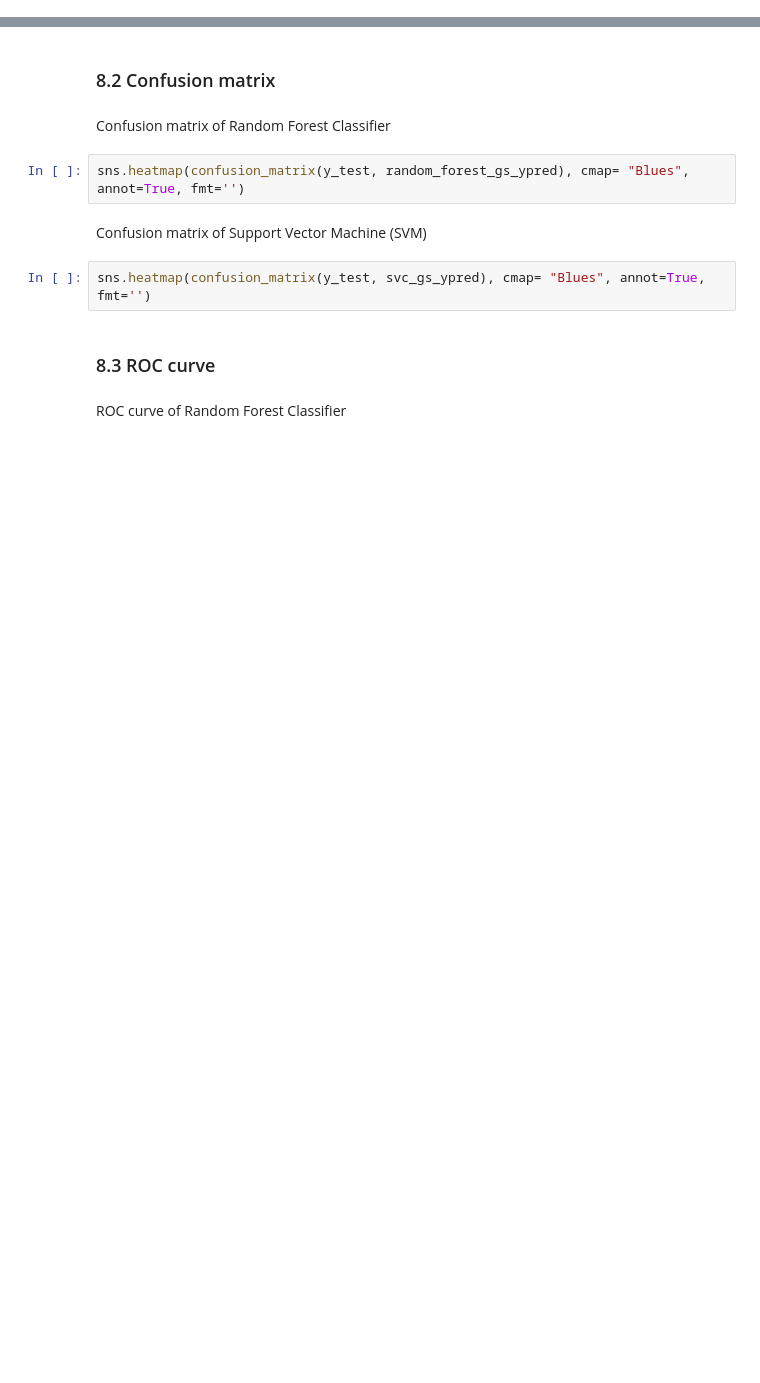
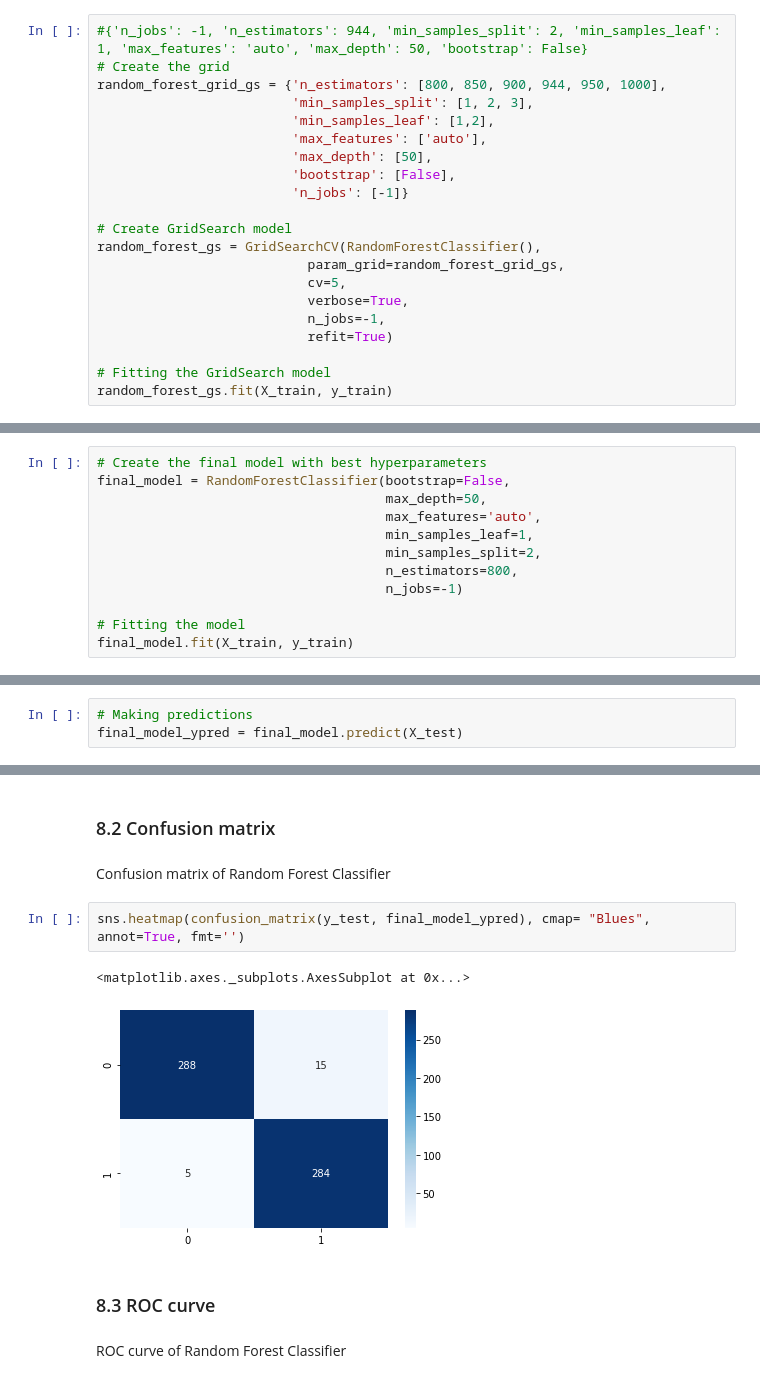
Before and after one commit to TheJokeRxDC/Indian-General-Elections-2019-Data-Analysis-And-Predictions-Using-Machine-Learning, a Jupyter notebook: indian-general-elections-2019-data-analysis-and-predictions-using-machine-learning.ipynb, the cells around one changed output, grey strips where cells are left out. Drawn from its saved outputs; the diff is of its cells as text; blank space fills up the shorter version.

```diff
--- a/indian-general-elections-2019-data-analysis-and-predictions-using-machine-learning.ipynb
+++ b/indian-general-elections-2019-data-analysis-and-predictions-using-machine-learning.ipynb
@@ -940,0 +850,21 @@ knn_gs.best_params_
+# %%
+#{'n_jobs': -1, 'n_estimators': 944, 'min_samples_split': 2, 'min_samples_leaf': 1, 'max_features': 'auto', 'max_depth': 50, 'bootstrap': False}
+# Create the grid
+random_forest_grid_gs = {'n_estimators': [800, 850, 900, 944, 950, 1000],
+                         'min_samples_split': [1, 2, 3],
+                         'min_samples_leaf': [1,2],
+                         'max_features': ['auto'],
+                         'max_depth': [50],
+                         'bootstrap': [False],
+                         'n_jobs': [-1]}
+
+# Create GridSearch model
+random_forest_gs = GridSearchCV(RandomForestClassifier(),
+                           param_grid=random_forest_grid_gs,
+                           cv=5,
+                           verbose=True,
+                           n_jobs=-1,
+                           refit=True)
+
+# Fitting the GridSearch model
+random_forest_gs.fit(X_train, y_train)
@@ -942,0 +906,12 @@ knn_gs.best_params_
+# %%
+# Create the final model with best hyperparameters
+final_model = RandomForestClassifier(bootstrap=False,
+                                     max_depth=50,
+                                     max_features='auto',
+                                     min_samples_leaf=1,
+                                     min_samples_split=2,
+                                     n_estimators=800,
+                                     n_jobs=-1)
+
+# Fitting the model
+final_model.fit(X_train, y_train)
@@ -949 +923,4 @@ svc_gs_ypred = svc_gs.predict(X_test)
+# %%
+# Making predictions
+final_model_ypred = final_model.predict(X_test)
 # %%
@@ -984,11 +939,10 @@ weighted avg       0.96      0.95      0.95       592
 # %% [markdown]
 Confusion matrix of Random Forest Classifier
 # %%
-sns.heatmap(confusion_matrix(y_test, random_forest_gs_ypred), cmap= "Blues", annot=True, fmt='')
+sns.heatmap(confusion_matrix(y_test, final_model_ypred), cmap= "Blues", annot=True, fmt='')
+# %% [output]
+<matplotlib.axes._subplots.AxesSubplot at 0x...>
+[figure, added]
-# %% [markdown]
-Confusion matrix of Support Vector Machine (SVM)
-# %%
-sns.heatmap(confusion_matrix(y_test, svc_gs_ypred), cmap= "Blues", annot=True, fmt='')
 # %% [markdown]
 ### 8.3 ROC curve
 # %% [markdown]
```
Also changed, not shown: parts of 48 cells of this notebook.
